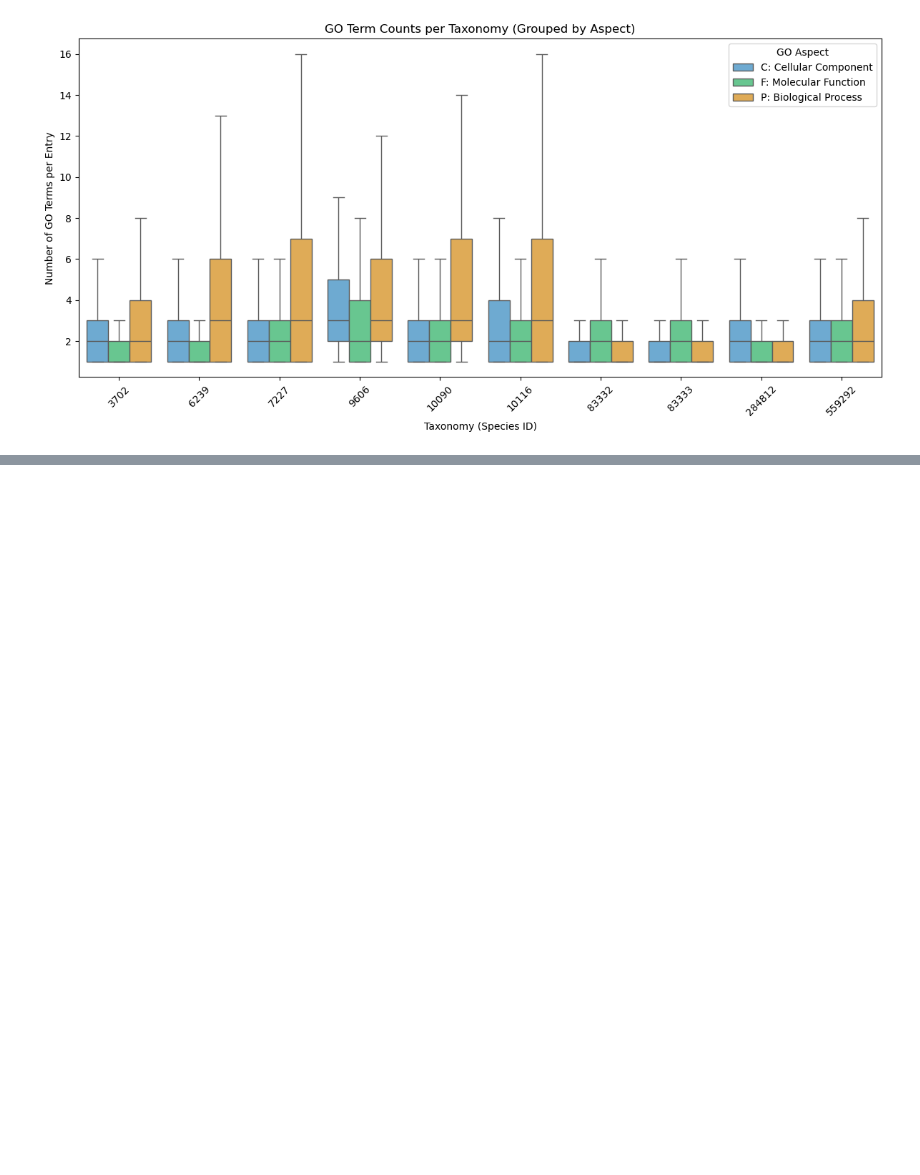
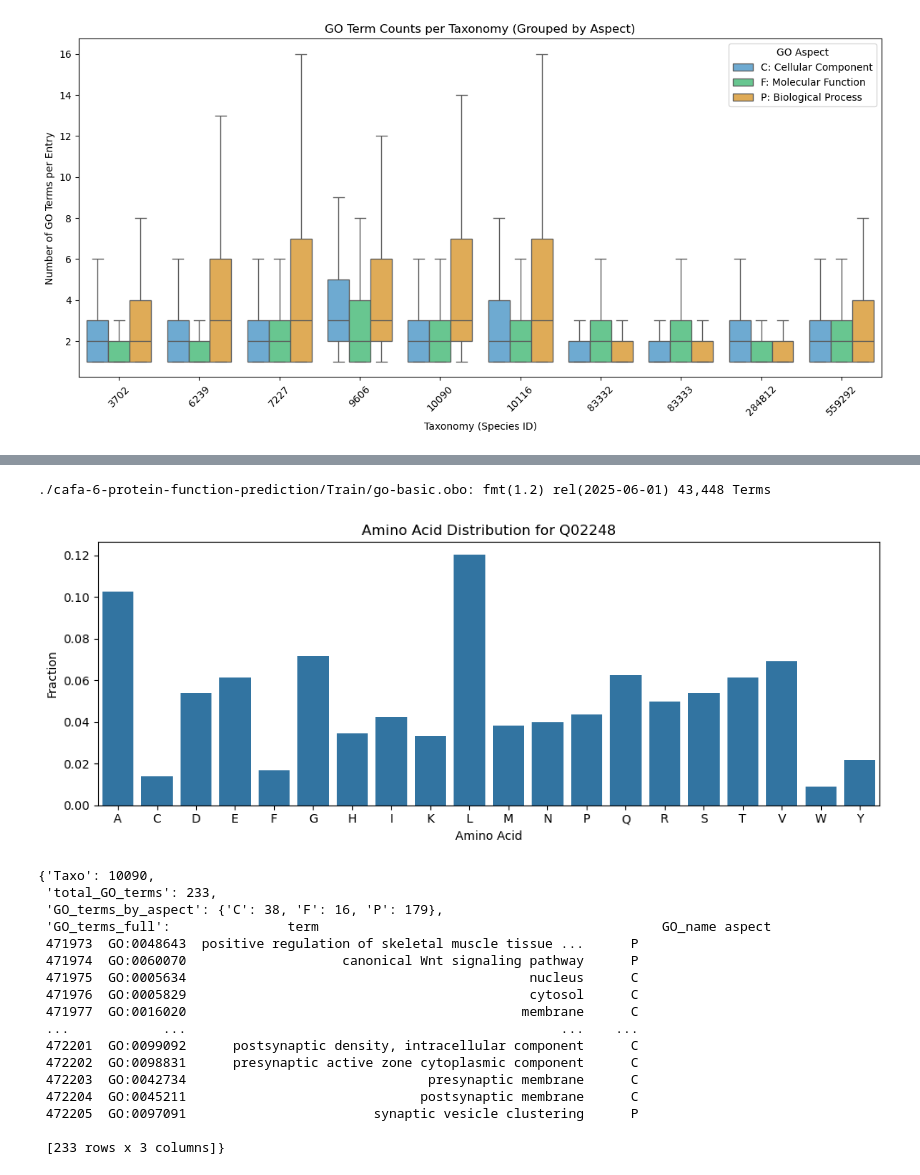
Before and after one commit to cerealhugger/cafa6-protein-function-analysis, a Jupyter notebook: data_analysis.ipynb, the cells around one changed output, grey strips where cells are left out. Cells and saved outputs as stored; diff of their text form; code cells hidden in the pictures; blank space fills up the shorter version.

```diff
--- a/data_analysis.ipynb
+++ b/data_analysis.ipynb
@@ -621,0 +434,68 @@ Best Cutoff: 60%
+# %%
+def plot_aa_distribution(aa_dist, protein_id=""):
+    # Convert to sorted DataFrame
+    df = pd.DataFrame({
+        "AA": list(aa_dist.keys()),
+        "Frequency": list(aa_dist.values())
+    }).sort_values("AA")   # alphabetical order
+
+    plt.figure(figsize=(10, 4))
+    sns.barplot(data=df, x="AA", y="Frequency")
+    plt.title(f"Amino Acid Distribution for {protein_id}")
+    plt.ylabel("Fraction")
+    plt.xlabel("Amino Acid")
+    plt.tight_layout()
+    plt.show()
+# %%
+go_dag = GODag(f"{TRAIN_DIR}/go-basic.obo")
+def lookup_go_name(go_id):
+        return go_dag[go_id].name if go_id in go_dag else None
+# %% [output]
+./cafa-6-protein-function-prediction/Train/go-basic.obo: fmt(1.2) rel(2025-06-01) 43,448 Terms
+# %%
+def analyze_proteiin(protein_id):
+    results = {}
+    taxonomy = train_taxonomy[train_taxonomy['EntryID'] == protein_id]['Taxon']
+    results['Taxo'] = taxonomy.values[0] if not taxonomy.empty else None
+    go_terms = train_terms[train_terms["EntryID"] == protein_id].copy()
+    results["total_GO_terms"] = go_terms["term"].nunique()
+    # Count per aspect
+    go_counts_aspect = (
+        go_terms.groupby("aspect")["term"]
+        .nunique()
+        .reindex(["C", "F", "P"], fill_value=0)
+        .to_dict()
+    )
+    results["GO_terms_by_aspect"] = go_counts_aspect
+    go_terms["GO_name"] = go_terms["term"].apply(lookup_go_name)
+    results["GO_terms_full"] = go_terms[["term", "GO_name", "aspect"]]
+    seq = train_sequences[protein_id]
+
+    if seq is None:
+        dis = []
+    else:
+        aa_counts = pd.Series(list(seq)).value_counts(normalize=True)
+        dis = aa_counts.to_dict()
+    plot_aa_distribution(dis, protein_id=protein_id)
+    return results
+
+analyze_proteiin('Q02248')
+# %% [output]
+[figure, added]
+{'Taxo': 10090,
+ 'total_GO_terms': 233,
+ 'GO_terms_by_aspect': {'C': 38, 'F': 16, 'P': 179},
+ 'GO_terms_full':               term                                            GO_name aspect
+ 471973  GO:0048643  positive regulation of skeletal muscle tissue ...      P
+ 471974  GO:0060070                    canonical Wnt signaling pathway      P
+ 471975  GO:0005634                                            nucleus      C
+ 471976  GO:0005829                                            cytosol      C
+ 471977  GO:0016020                                           membrane      C
+ ...            ...                                                ...    ...
+ 472201  GO:0099092      postsynaptic density, intracellular component      C
+ 472202  GO:0098831      presynaptic active zone cytoplasmic component      C
+ 472203  GO:0042734                               presynaptic membrane      C
+ 472204  GO:0045211                              postsynaptic membrane      C
+ 472205  GO:0097091                        synaptic vesicle clustering      P
+
+ [233 rows x 3 columns]}
```
Also changed, not shown: parts of 12 cells of this notebook.
